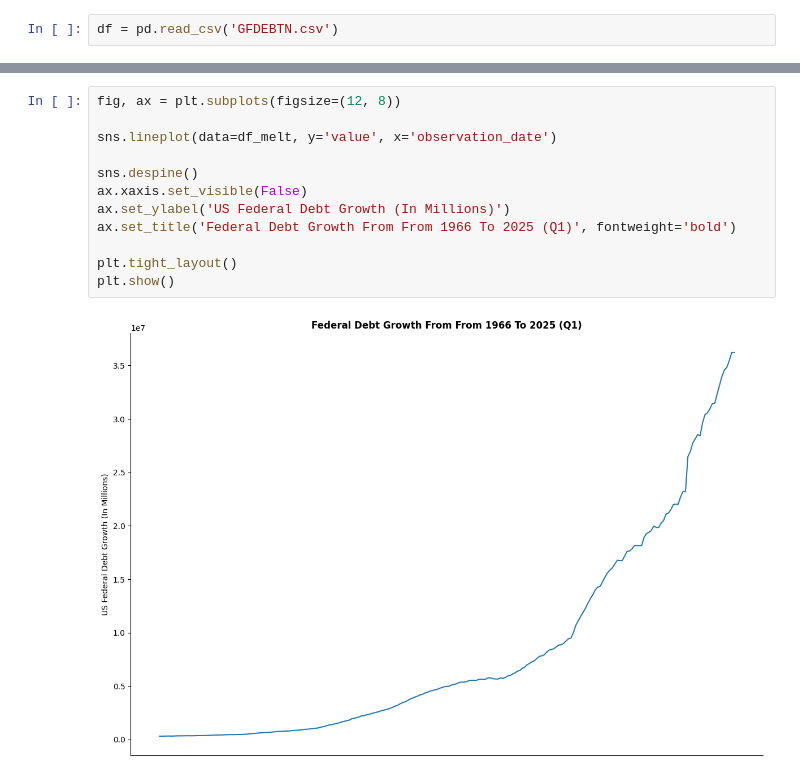
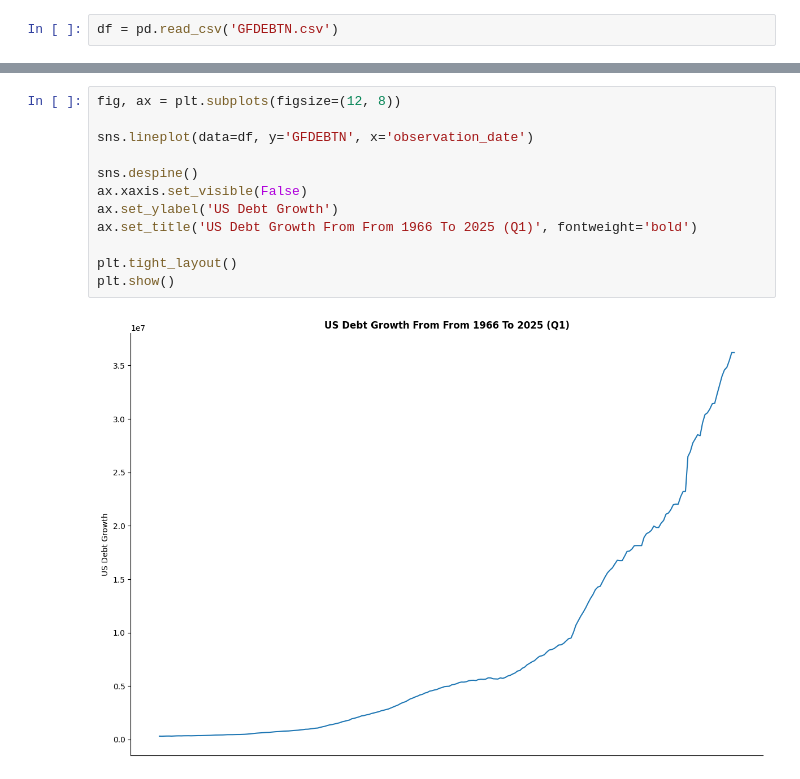
Before and after one commit to LazaroDamasceno/Data-Analyses-And-Plotting, a Jupyter notebook: FRED/total_us_debt_1966_2025_q1/lineplot_total_us_debt.ipynb, the cells around one changed output, grey strips where cells are left out. Drawn from its saved outputs; the diff is of its cells as text.

```diff
--- a/FRED/total_us_debt_1966_2025_q1/lineplot_total_us_debt.ipynb
+++ b/FRED/total_us_debt_1966_2025_q1/lineplot_total_us_debt.ipynb
@@ -25,14 +7,14 @@ memory usage: 3.8+ KB
 # %%
 fig, ax = plt.subplots(figsize=(12, 8))
 
-sns.lineplot(data=df_melt, y='value', x='observation_date')
+sns.lineplot(data=df, y='GFDEBTN', x='observation_date')
 
 sns.despine()
 ax.xaxis.set_visible(False)
-ax.set_ylabel('US Federal Debt Growth (In Millions)')
-ax.set_title('Federal Debt Growth From From 1966 To 2025 (Q1)', fontweight='bold')
+ax.set_ylabel('US Debt Growth')
+ax.set_title('US Debt Growth From From 1966 To 2025 (Q1)', fontweight='bold')
 
 plt.tight_layout()
 plt.show()
 # %% [output]
-[figure, old version]
+[figure, new version]
```
Also changed, not shown: parts of 1 cell of this notebook, 6 other files.
